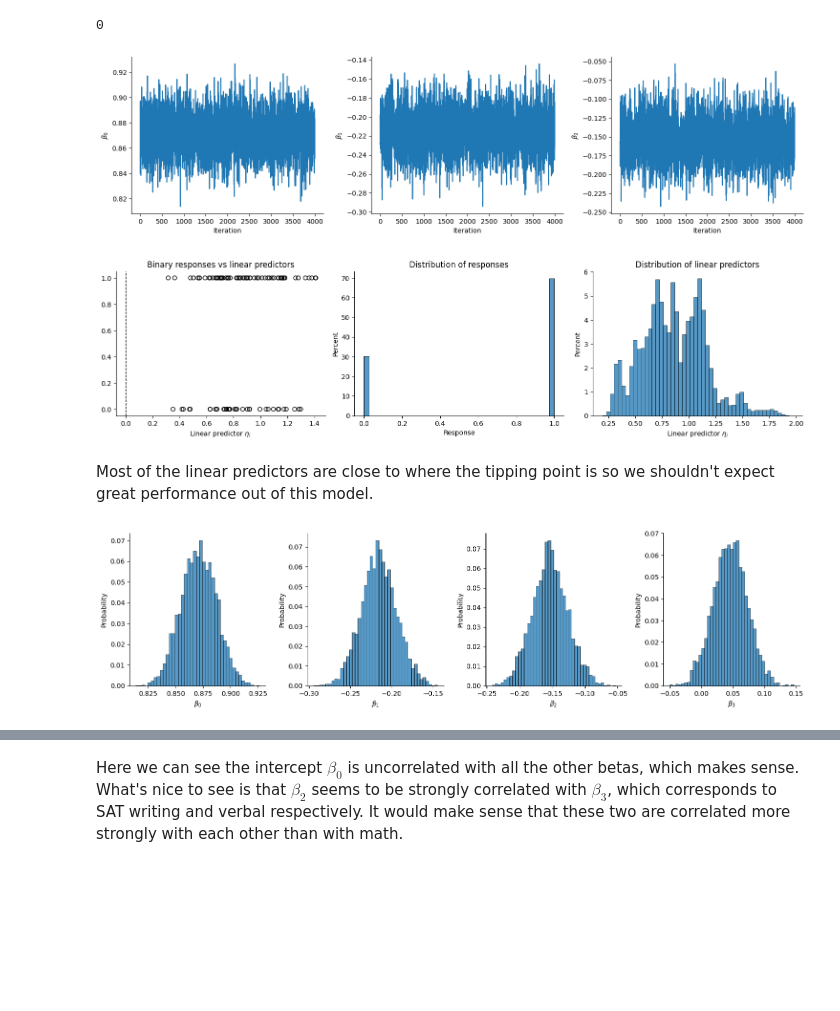
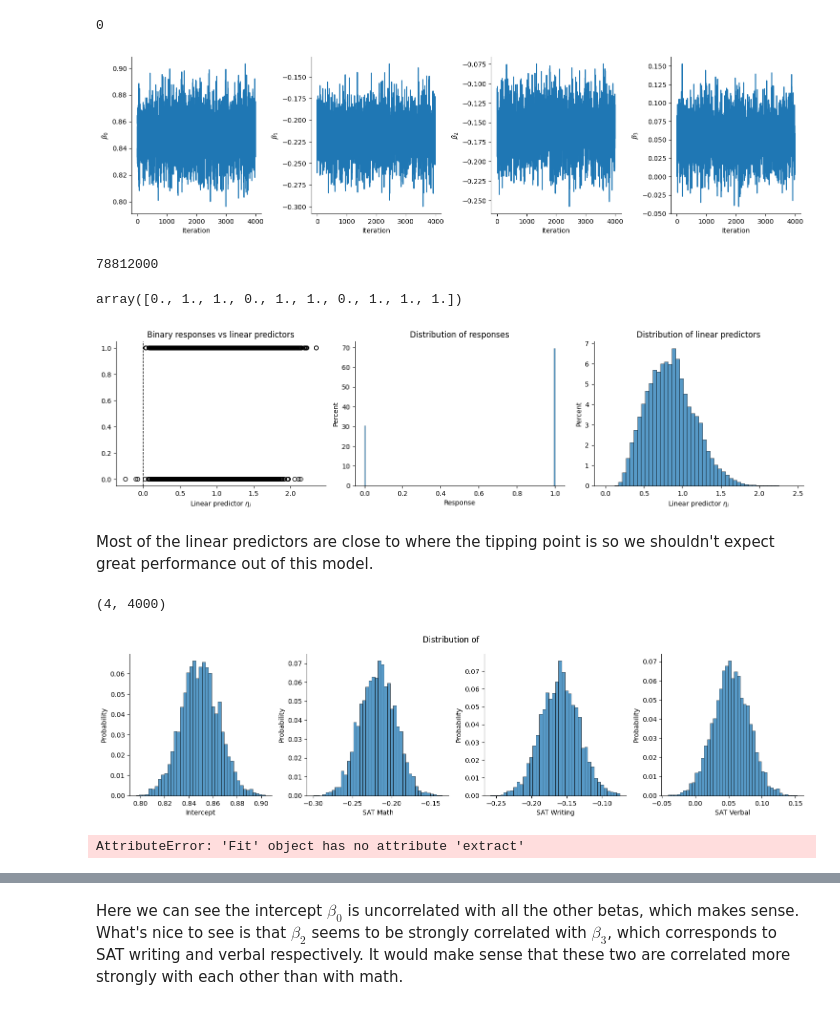
Before and after one commit to Christheoneoneil/stat330_final, a Jupyter notebook: notebooks/02.00-maj-logistic-regression.ipynb, the cells around one changed output, grey strips where cells are left out. Drawn from its saved outputs; the diff is of its cells as text; code cells hidden in the pictures; blank space fills up the shorter version.

```diff
--- a/notebooks/02.00-maj-logistic-regression.ipynb
+++ b/notebooks/02.00-maj-logistic-regression.ipynb
@@ -42,12 +48,16 @@ g(p_i) &= \eta_i = \sum_{i=1}^k x_{ij} \beta_j \\
 \end{align*}
 # %%
 # Normalize the data
-n = X.shape[0]
-k = X.shape[1]
-X_std = np.zeros((n,k))
-for i in range(k):
+X_std = np.zeros(X.shape)
+for i in range(X.shape[1]):
     X_std[:, i] = (X[:,i] - X[:,i].mean()) / X[:, i].std()
-X_std = np.concatenate((np.ones((n,1)), X_std), axis=1)
+
+# Make sure all columns are standardized properly
+for i in range(X_std.shape[1]):
+    assert np.round(X_std[:,i].mean(), 2) == 0.00
+    assert np.round(X_std[:,i].std(), 2) == 1.00
+
+X_std = np.concatenate((np.ones((X_std.shape[0],1)), X_std), axis=1)
 # %%
 model_code = """
 data {
@@ -80,4 +90,5 @@ generated quantities {
 # %% [markdown]
 ## Prior predictive
 # %%
+n, k = X_std.shape
 model = stan.build(model_code, data={'n':n, 'k':k, 'X':X_std, 'Y':Y, 'do_prior_predictive':1})
@@ -228,7 +260,15 @@ for j in range(4):
 
 plt.tight_layout(pad=1)
 # %% [output]
-[figure, old version]
+[figure, new version]
+# %%
+19703*4000
+# %% [output]
+78812000
+# %%
+fit['Y_tilde'].flatten()[:10]
+# %% [output]
+array([0., 1., 1., 0., 1., 1., 0., 1., 1., 1.])
 # %%
 # Visualize prior predictive
 plt.figure(figsize=(15, 4))
@@ -236,47 +276,63 @@ n_rows, n_cols = fit['eta'].shape
 
 plt.subplot(131)
 plt.title('Binary responses vs linear predictors')
-for sample_idx in range(10):
+for sample_idx in range(5):
   # choose a random sample
-  sample_col = np.random.randint(0, n_cols)
-  sample_rows = np.random.choice(n_rows, size=10, replace=False)
-  x = fit['eta'][sample_rows, sample_col]
-  y = fit['Y_tilde'][sample_rows, sample_col]
+  # sample_col = np.random.randint(0, n_cols)
+  # sample_rows = np.random.choice(n_rows, size=10, replace=False)
+
+  # x = fit['eta'][sample_rows, sample_col]
+  # y = fit['Y_tilde'][sample_rows, sample_col]
+  t = np.random.randint(0, 4000)
+  x = fit['eta'][:, t]
+  y = fit['Y_tilde'][:, t]
   plt.scatter(x, y, c='none', edgecolors='k')
 sns.despine()
 plt.axvline(0, c='k', lw=1, ls='--')
 plt.xlabel('Linear predictor $\eta_i$')
 
 plt.subplot(132)
-row_idx = np.random.choice(n_rows, size=100, replace=False)
+# row_idx = np.random.choice(n_rows, size=100, replace=False)
 plt.title('Distribution of responses')
-sns.histplot(fit['Y_tilde'][row_idx, :].flatten(), stat='percent')
+# sns.histplot(fit['Y_tilde'][row_idx, :].flatten(), stat='percent')
+sns.histplot(fit['Y_tilde'].flatten()[:30_000_000], stat="percent")
 sns.despine()
 plt.xlabel('Response')
 
 plt.subplot(133)
-sns.histplot(fit['eta'][row_idx, :].flatten(), bins=50, stat='percent', label='Posterior Pred.')
+sns.histplot(fit['eta'].flatten()[:30_000_000], bins=50, stat='percent', label='Posterior Pred.')
 sns.despine()
 plt.xlabel('Linear predictor $\eta_i$')
 plt.title('Distribution of linear predictors')
 
 plt.tight_layout(pad=1)
 # %% [output]
-[figure, old version]
+[figure, new version]
 # %% [markdown]
 Most of the linear predictors are close to where the tipping point is so we shouldn't expect great performance out of this model.
+# %%
+fit['beta'].shape
+# %% [output]
+(4, 4000)
 # %%
+plot_labels = ["Intercept", "SAT Math", "SAT Writing", "SAT Verbal"]
+plot_range = fit["beta"].shape[0]
 plt.figure(figsize=(15, 4))
 
-for j in range(4):
-  plt.subplot(1, 4, j + 1)
+plt.suptitle("Distribution of ")
+for j in range(plot_range):
+  plt.subplot(1, plot_range, j + 1)
   sns.histplot(fit['beta'][j,:], stat='probability')
   sns.despine()
-  plt.xlabel(r'$\beta_' + str(j) + '$')
+  plt.xlabel(plot_labels[j])
 
 plt.tight_layout(pad=1)
 # %% [output]
-[figure, old version]
+[figure, new version]
+# %%
+samples1 = fit.extract(permuted=True)
+# %% [output]
+AttributeError: 'Fit' object has no attribute 'extract'
 # %%
 az.plot_pair(
     az_fit,
```
Also changed, not shown: parts of 13 cells of this notebook, 11 other files.
